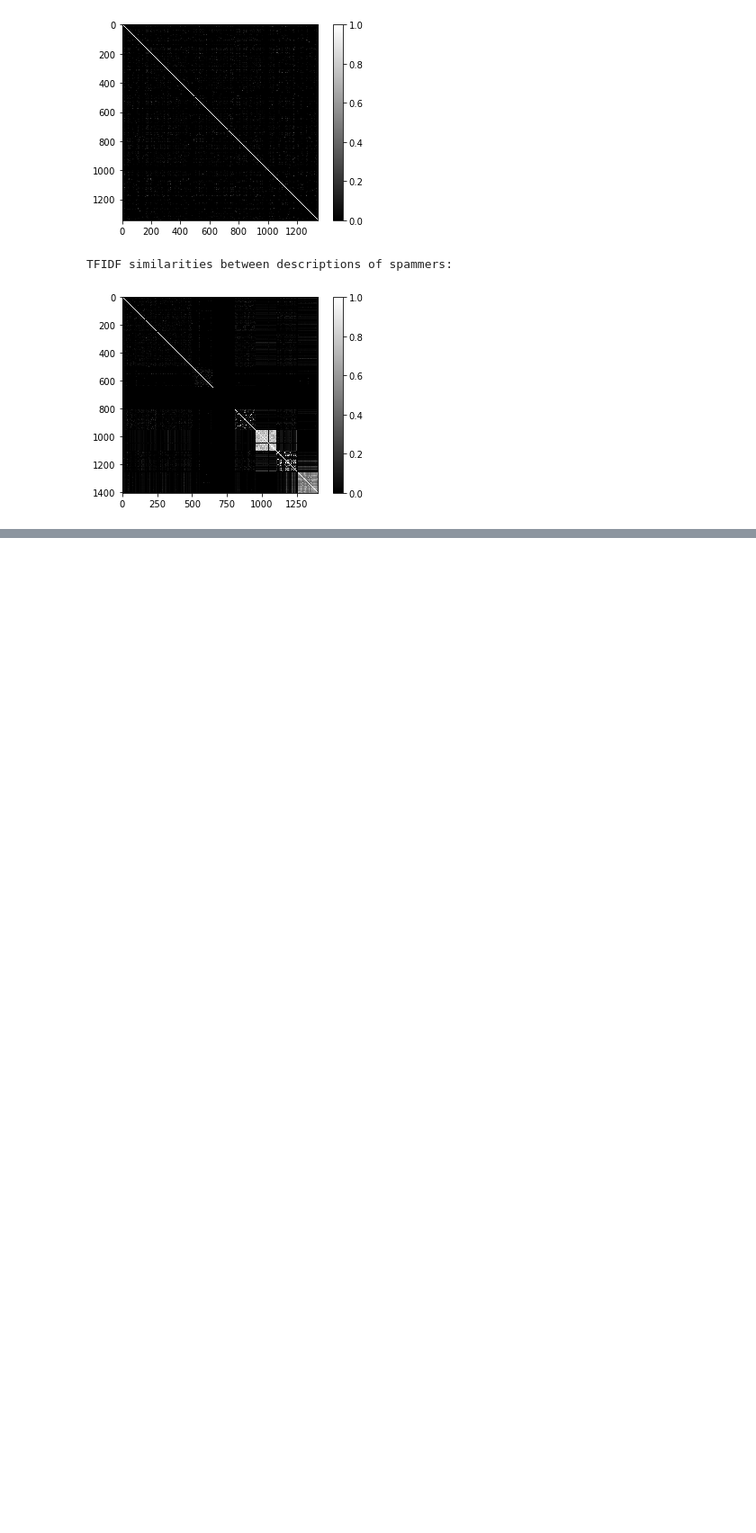
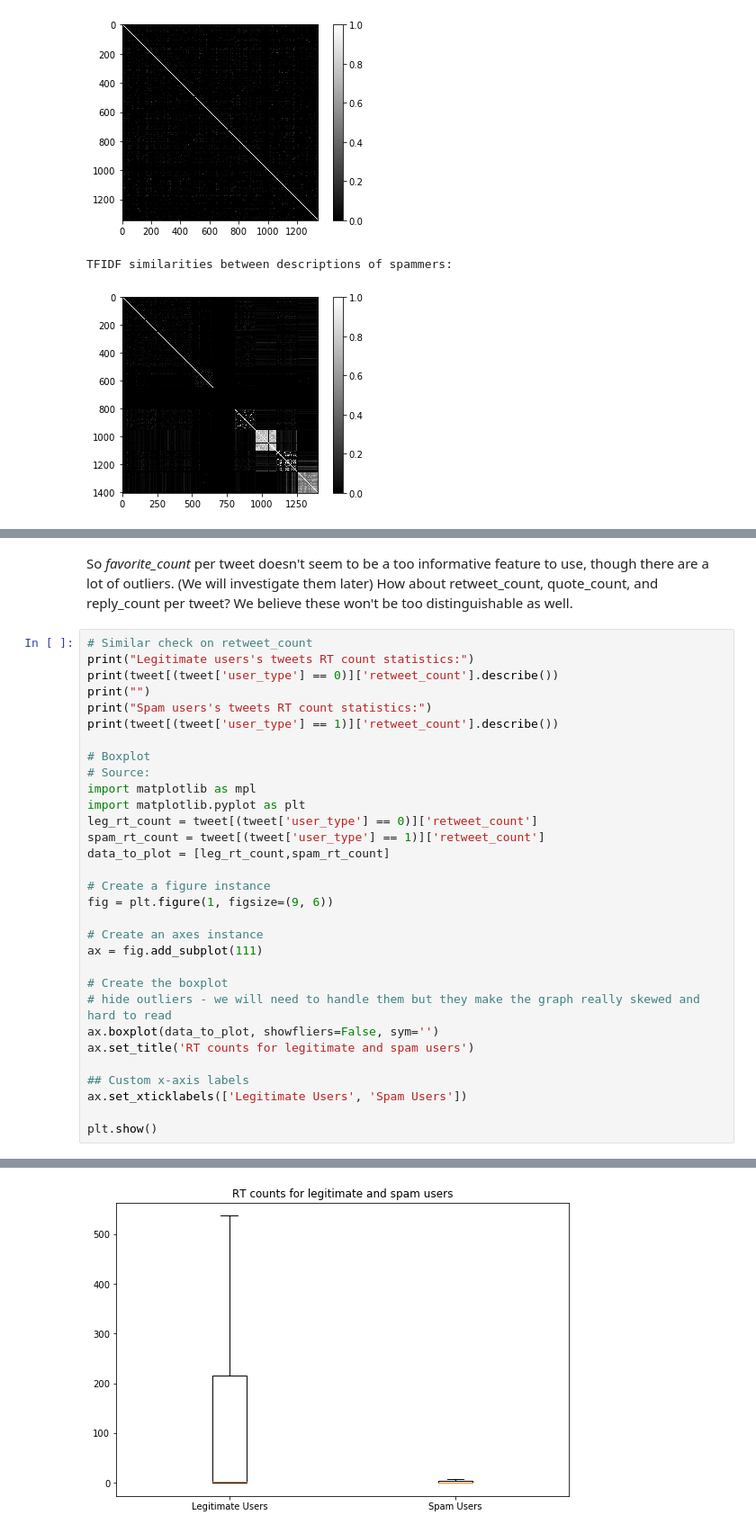
Before and after one commit to letheyue/TESLA-twitter-suspension-learning, a Jupyter notebook: data visualization/varol-RL.ipynb, the cells around one changed output, grey strips where cells are left out. Shown at 90% size. Drawn from its saved outputs; the diff is of its cells as text; blank space fills up the shorter version.

```diff
--- a/data visualization/varol-RL.ipynb
+++ b/data visualization/varol-RL.ipynb
@@ -503,0 +558,34 @@ We will move to visualize/analyze tweet-based features in the next section.
+# %% [markdown]
+So *favorite_count* per tweet doesn't seem to be a too informative feature to use, though there are a lot of outliers. (We will investigate them later) How about retweet_count, quote_count, and reply_count per tweet? We believe these won't be too distinguishable as well.
+# %%
+# Similar check on retweet_count
+print("Legitimate users's tweets RT count statistics:")
+print(tweet[(tweet['user_type'] == 0)]['retweet_count'].describe())
+print("")
+print("Spam users's tweets RT count statistics:")
+print(tweet[(tweet['user_type'] == 1)]['retweet_count'].describe())
+
+# Boxplot
+# Source:
+import matplotlib as mpl
+import matplotlib.pyplot as plt
+leg_rt_count = tweet[(tweet['user_type'] == 0)]['retweet_count']
+spam_rt_count = tweet[(tweet['user_type'] == 1)]['retweet_count']
+data_to_plot = [leg_rt_count,spam_rt_count]
+
+# Create a figure instance
+fig = plt.figure(1, figsize=(9, 6))
+
+# Create an axes instance
+ax = fig.add_subplot(111)
+
+# Create the boxplot
+# hide outliers - we will need to handle them but they make the graph really skewed and hard to read
+ax.boxplot(data_to_plot, showfliers=False, sym='')
+ax.set_title('RT counts for legitimate and spam users')
+
+## Custom x-axis labels
+ax.set_xticklabels(['Legitimate Users', 'Spam Users'])
+
+plt.show()
+# %% [output]
@@ -503,0 +609 @@ We will move to visualize/analyze tweet-based features in the next section.
+[figure, added]
```
Also changed, not shown: parts of 12 cells of this notebook.
